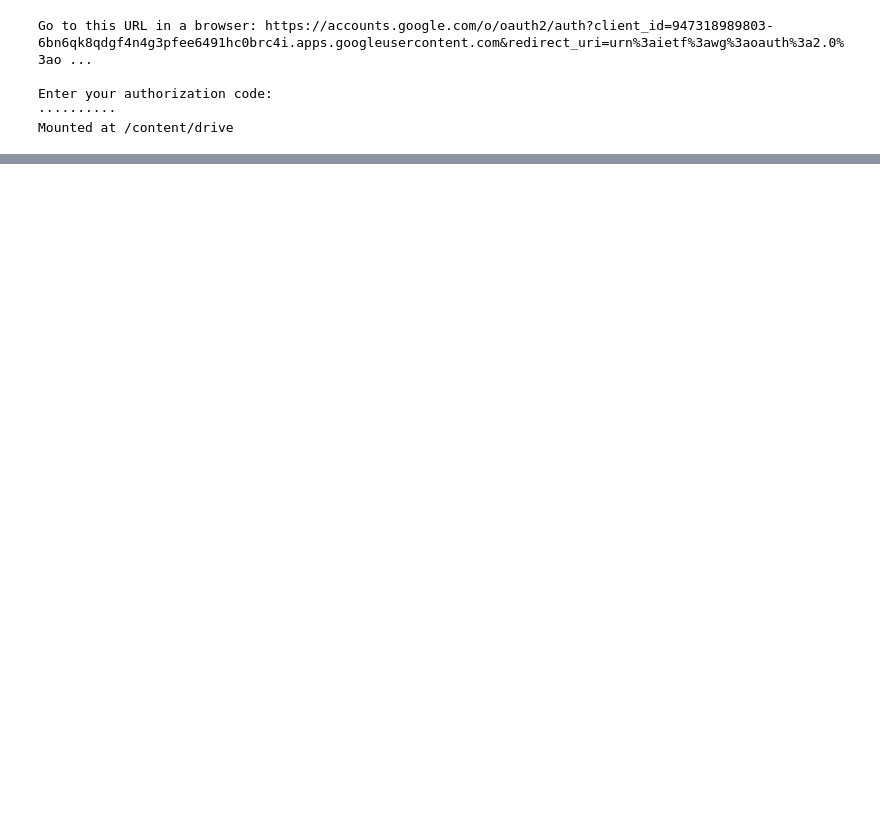
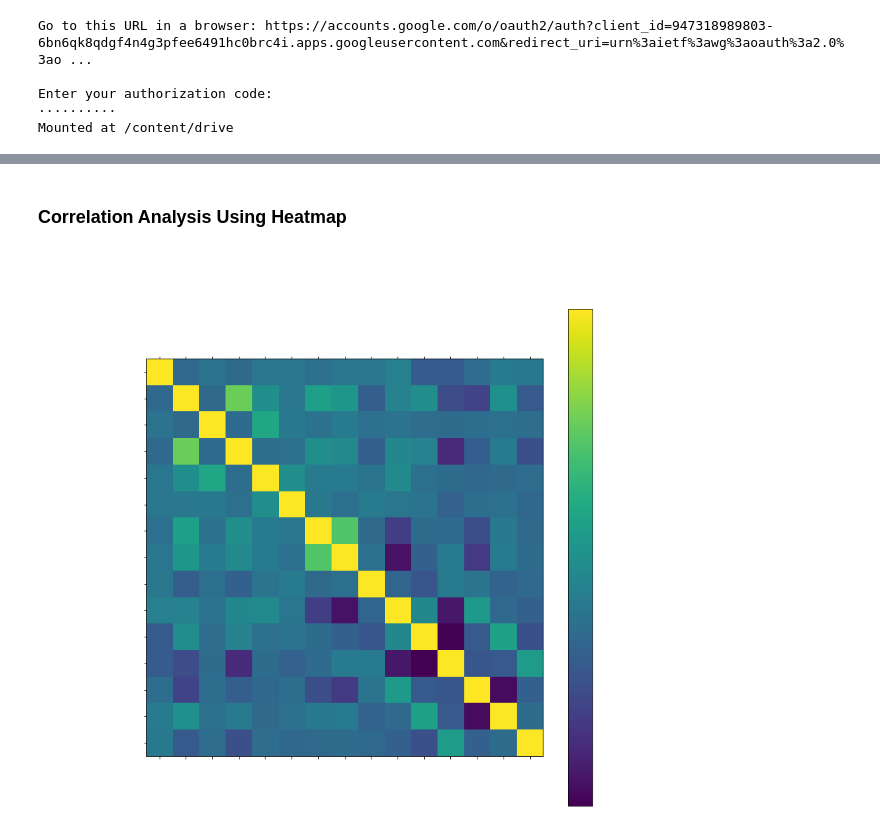
Before and after one commit to cyyeh/ds-portfolios, a Jupyter notebook: projects/youbike/notebooks/1.0-youbike-integration-data-eda.ipynb, the cells around one changed output, grey strips where cells are left out. Saved outputs shown, nothing was run; the diff lists cells and outputs as text; code cells hidden in the pictures; blank space fills up the shorter version.

```diff
--- a/projects/youbike/notebooks/1.0-youbike-integration-data-eda.ipynb
+++ b/projects/youbike/notebooks/1.0-youbike-integration-data-eda.ipynb
@@ -26,0 +48,11 @@ from dsportfolios.projects.youbike.src.data import make_dataset
+# %%
+from dsportfolios.projects.youbike.src.data import make_dataset
+from dsportfolios.projects.youbike.src.visualization import visualize
+
+import matplotlib.pyplot as plt
+import matplotlib.font_manager as fm
+font_path = '/usr/share/fonts/truetype/NotoSerifCJKtc-Medium.otf'
+font_prop = fm.FontProperties(fname=font_path, size=15)
+
+import warnings
+warnings.filterwarnings('ignore')
@@ -48,0 +106,6 @@ memory usage: 6.1 MB
+# %% [markdown]
+### Correlation Analysis Using Heatmap
+# %%
+visualize.draw_heatmap_by_column(df, font_prop=font_prop)
+# %% [output]
+[figure, added]
```
Also changed, not shown: parts of 17 cells of this notebook.
